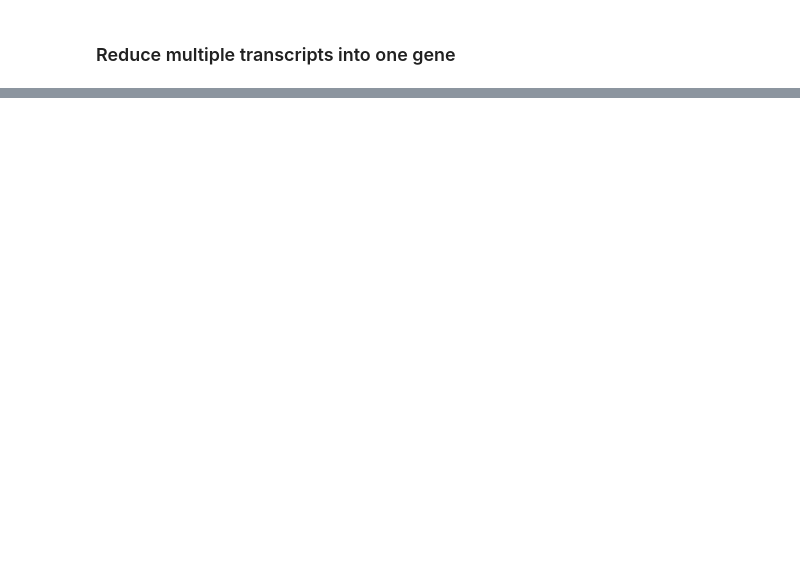
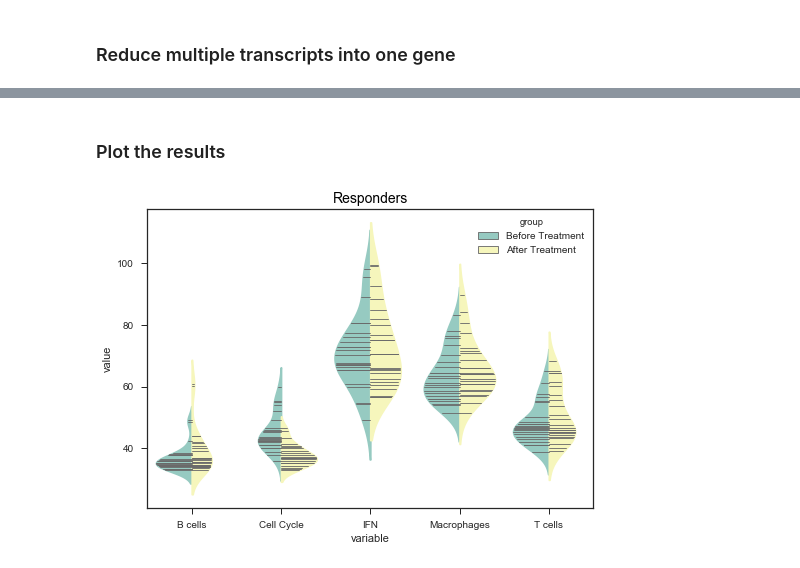
Before and after one commit to ajitjohnson/PythonScripts, a Jupyter notebook: Endocrine treatment of breast cancer.ipynb, the cells around one changed output, grey strips where cells are left out. Saved outputs shown, nothing was run; the diff lists cells and outputs as text; code cells hidden in the pictures; blank space fills up the shorter version.

```diff
--- a/Endocrine treatment of breast cancer.ipynb
+++ b/Endocrine treatment of breast cancer.ipynb
@@ -31,0 +34,8 @@ grouped = grouped.apply(lambda x: np.power(x,2), axis=1)
+# %%
+# Subset exp for sig genes
+exp_sig = grouped.merge(sig, how='inner',  left_index=True, right_index=True).sort_values(['ImSig'])
+# Calculate average expression of sig genes for each sample
+exp_sig_mean = exp_sig.set_index('ImSig')
+exp_sig_mean = exp_sig_mean.groupby(exp_sig_mean.index).mean()
+# Create the DataFrame that will be used for generating the figure
+exp_plot = exp_sig_mean.transpose()
@@ -31,0 +44,10 @@ grouped = grouped.apply(lambda x: np.power(x,2), axis=1)
+# %%
+exp_plot = exp_plot.join(response)
+responder = exp_plot[exp_plot['response'] == "responder"]
+nonresponder = exp_plot[exp_plot['response'] == "non-responder"]
+# %%
+# Melt the data for vizulalisation
+exp_plot_melt_r = pd.melt(responder, id_vars=['group'], value_vars= ['B cells',
+                                                                     'Cell Cycle', 'IFN', 'Macrophages', 'T cells'])
+exp_plot_melt_nr = pd.melt(nonresponder, id_vars=['group'], value_vars= ['B cells',
+                                                                         'Cell Cycle', 'IFN', 'Macrophages', 'T cells'])
@@ -31,0 +106,9 @@ grouped = grouped.apply(lambda x: np.power(x,2), axis=1)
+# %% [markdown]
+### Plot the results
+# %%
+# Plotting Responders
+g =sns.violinplot(x="variable", y="value", hue="group", split=True, inner = 'stick', data=exp_plot_melt_r, palette="Set3")
+g.axes.set_title('Responders', fontsize=14, color="black")
+plt.show()
+# %% [output]
+[figure, added]
```
Also changed, not shown: parts of 10 cells of this notebook, 1 other file.
